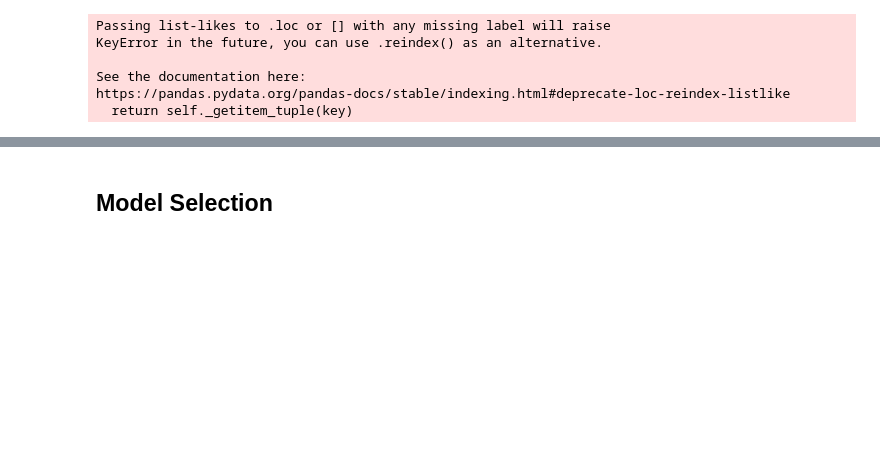
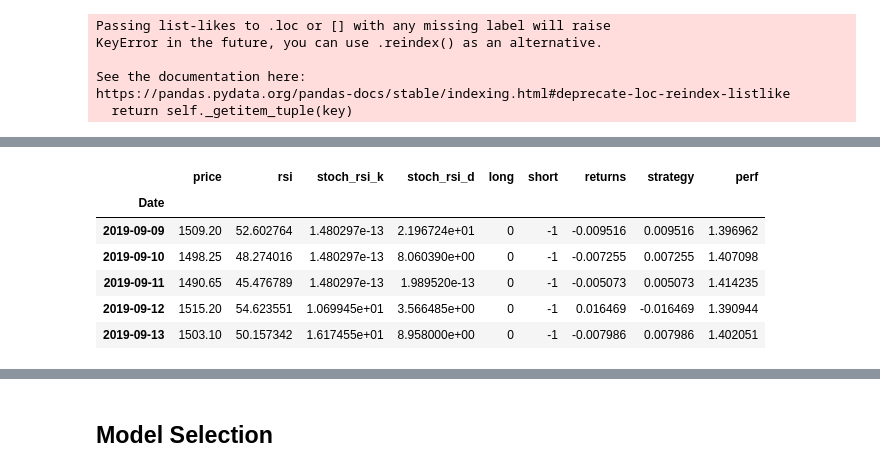
Before and after one commit to jbmoorhouse/gold_returns_predictor, a Jupyter notebook: analysis.ipynb, the cells around one changed output, grey strips where cells are left out. Saved outputs shown, nothing was run; the diff lists cells and outputs as text; code cells hidden in the pictures; blank space fills up the shorter version.

```diff
--- a/analysis.ipynb
+++ b/analysis.ipynb
@@ -489,21 +492,0 @@ s = MacdStrategy(fast_period=11, slow_period=29, signal_period=12)
-# %%
-price_values = X.values
-stats = np.array(talib.MACD(X.values))
-
-stats = stats[:, ~np.isnan(stats).any(0)]
-
-long = (stats[0] > stats[1]) * 1
-short = (stats[0] < stats[1]) * -1
-
-def asset_returns(price):
-    return np.diff(price_values[X.size - long.size:]) / price_values[X.size - long.size: -1 ]
-
-def strategy_returns(price, long_signal, short_signal):
-    _asset_returns = asset_returns(price)
-
-    return (_asset_returns * long_signal) + (_asset_returns * short_signal)
-
-d = MacdStrategy(fast_period=12, slow_period=26, signal_period=9)
-(1+ d.transform(X[33:]).dropna()['macd_strategy_returns'])
-
-returns = asset_returns(price_values)
@@ -516,0 +558,17 @@ plt.plot((1 + strategy_returns(price_values, long[:-1], short[:-1])).cumprod())
+# %%
+class StochasticRsi():
+    def __init__(self, real, timeperiod=14, k=3, d=3, sma=True):
+        self.real = real
+        self.timeperiod = timeperiod
+        self.k = k
+        self.d = d
+
+    def
+# %% [output]
+|  | price | rsi | stoch_rsi_k | stoch_rsi_d | long | short | returns | strategy | perf |
+| Date |  |  |  |  |  |  |  |  |  |
+| 2019-09-09 | 1509.20 | 52.602764 | 1.480297e-13 | 2.196724e+01 | 0 | -1 | -0.009516 | 0.009516 | 1.396962 |
+| 2019-09-10 | 1498.25 | 48.274016 | 1.480297e-13 | 8.060390e+00 | 0 | -1 | -0.007255 | 0.007255 | 1.407098 |
+| 2019-09-11 | 1490.65 | 45.476789 | 1.480297e-13 | 1.989520e-13 | 0 | -1 | -0.005073 | 0.005073 | 1.414235 |
+| 2019-09-12 | 1515.20 | 54.623551 | 1.069945e+01 | 3.566485e+00 | 0 | -1 | 0.016469 | -0.016469 | 1.390944 |
+| 2019-09-13 | 1503.10 | 50.157342 | 1.617455e+01 | 8.958000e+00 | 0 | -1 | -0.007986 | 0.007986 | 1.402051 |
```
Also changed, not shown: parts of 12 cells of this notebook, 1 other file.
